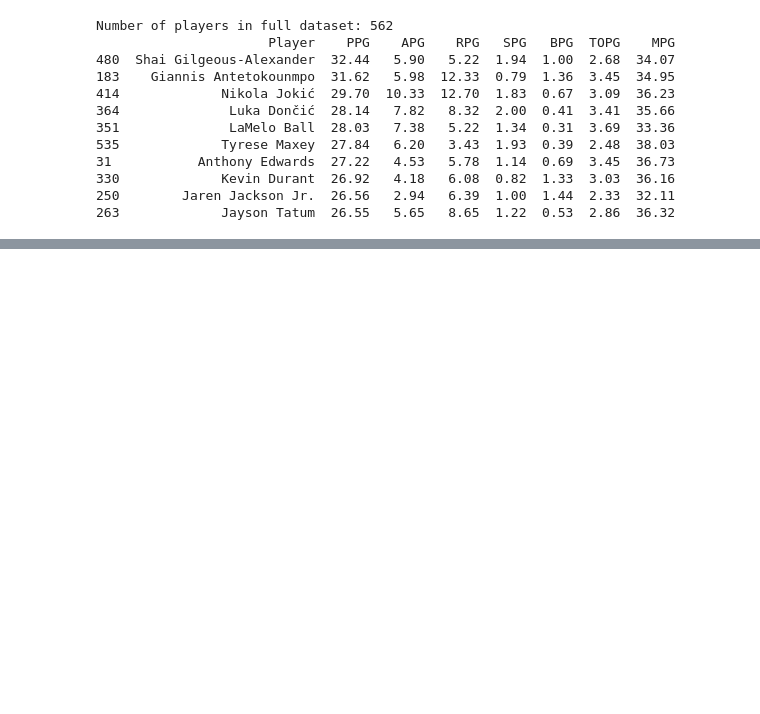
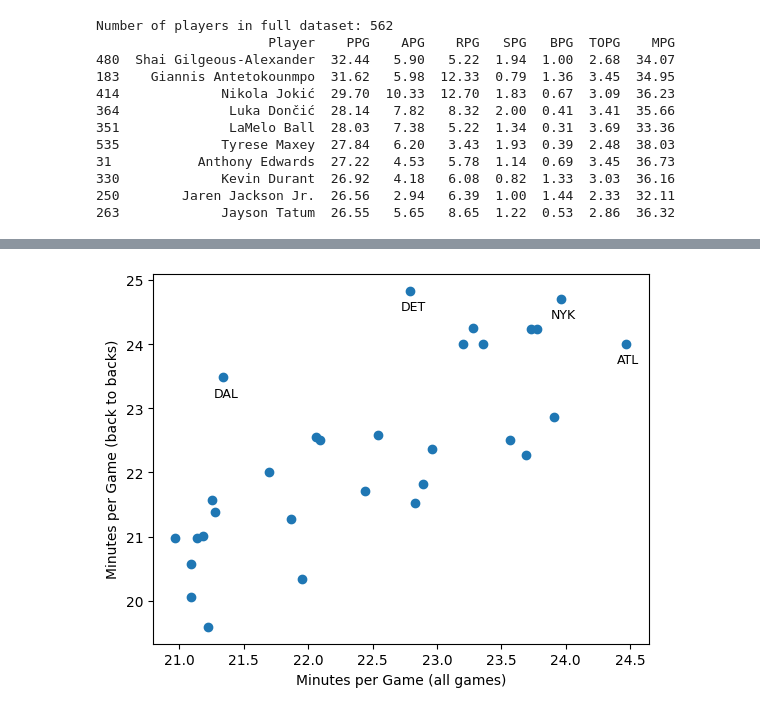
Before and after one commit to Ryan-Siglag/NBA-Back-To-Back-Analysis, a Jupyter notebook: NBA_B2B.ipynb, the cells around one changed output, grey strips where cells are left out. Saved outputs shown, nothing was run; the diff lists cells and outputs as text; code cells hidden in the pictures; blank space fills up the shorter version.

```diff
--- a/NBA_B2B.ipynb
+++ b/NBA_B2B.ipynb
@@ -302,0 +375,14 @@ Top 15 players with the biggest MPG drops in 2nd games of back-to-backs:
+# %%
+tm_comp = pd.merge(
+    team_stats,
+    team_stats_b2b,
+    on="Tm",
+    how="inner",
+    suffixes=('_All', '_B2B')
+)
+
+tm_comp['MPG_Diff'] = tm_comp['MPG_All'] - tm_comp['MPG_B2B']
+
+tm_comp.sort_values(by='MPG_Diff')
+
+print(tm_comp.head(5))
@@ -305,0 +405,18 @@ import matplotlib.pyplot as plt
+# %%
+for _, row in tm_comp[(tm_comp['MPG_All'] > 24) | (tm_comp['MPG_B2B'] > 24.5) | ((tm_comp['MPG_All'] < 23) & (tm_comp['MPG_B2B'] > 23))].iterrows():
+    plt.text(
+        row['MPG_All']-0.075,
+        row['MPG_B2B'] - 0.3,
+        row['Tm'],
+        fontsize=9,
+        color='black'
+    )
+
+
+plt.scatter(tm_comp['MPG_All'], tm_comp['MPG_B2B'])
+plt.xlabel('Minutes per Game (all games)')
+plt.ylabel('Minutes per Game (back to backs)')
+
+plt.show()
+# %% [output]
+[figure, added]
```
Also changed, not shown: parts of 23 cells of this notebook.
